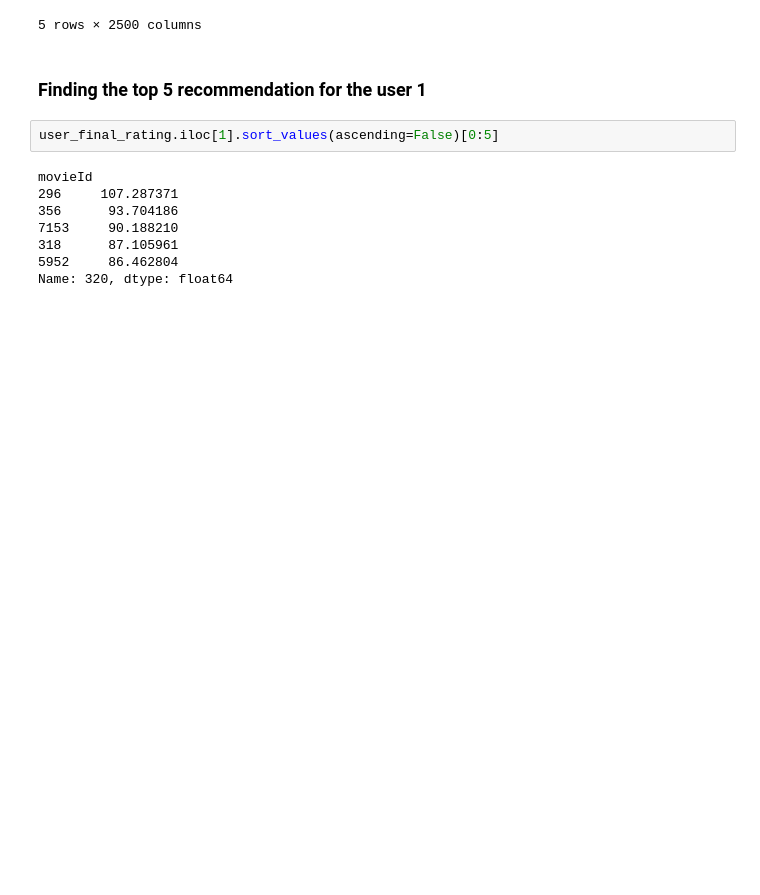
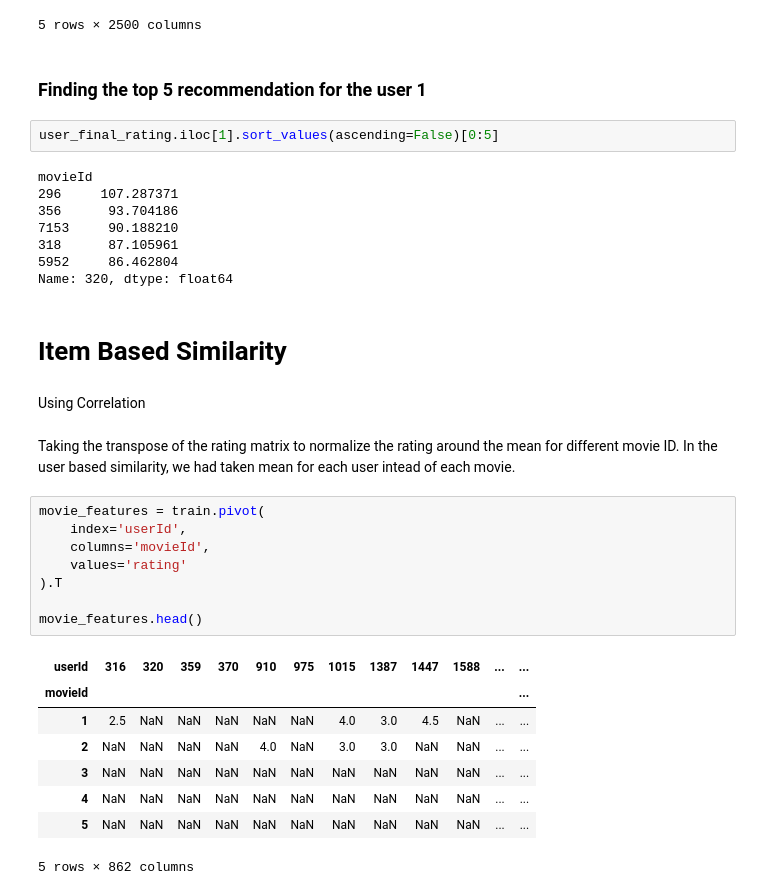
Before and after one commit to vivekkum-ar/Movie-Recommender-System, a Jupyter notebook: Recommender_for_movielens.ipynb, the cells around one changed output. Cells and saved outputs as stored; diff of their text form; blank space fills up the shorter version.

Commit message:
Top Recommendation: item-based

```diff
--- a/Recommender_for_movielens.ipynb
+++ b/Recommender_for_movielens.ipynb
@@ -252,3 +252,26 @@ movieId
 318      87.105961
 5952     86.462804
 Name: 320, dtype: float64
+# %% [markdown]
+# Item Based Similarity
+# %% [markdown]
+Using Correlation
+# %% [markdown]
+Taking the transpose of the rating matrix to normalize the rating around the mean for different movie ID. In the user based similarity, we had taken mean for each user intead of each movie.
+# %%
+movie_features = train.pivot(
+    index='userId',
+    columns='movieId',
+    values='rating'
+).T
+
+movie_features.head()
+# %% [output]
+| userId | 316 | 320 | 359 | 370 | 910 | 975 | 1015 | 1387 | 1447 | 1588 | ... | ... |
+| movieId |  |  |  |  |  |  |  |  |  |  |  | ... |
+| 1 | 2.5 | NaN | NaN | NaN | NaN | NaN | 4.0 | 3.0 | 4.5 | NaN | ... | ... |
+| 2 | NaN | NaN | NaN | NaN | 4.0 | NaN | 3.0 | 3.0 | NaN | NaN | ... | ... |
+| 3 | NaN | NaN | NaN | NaN | NaN | NaN | NaN | NaN | NaN | NaN | ... | ... |
+| 4 | NaN | NaN | NaN | NaN | NaN | NaN | NaN | NaN | NaN | NaN | ... | ... |
+| 5 | NaN | NaN | NaN | NaN | NaN | NaN | NaN | NaN | NaN | NaN | ... | ... |
+5 rows × 862 columns
```
